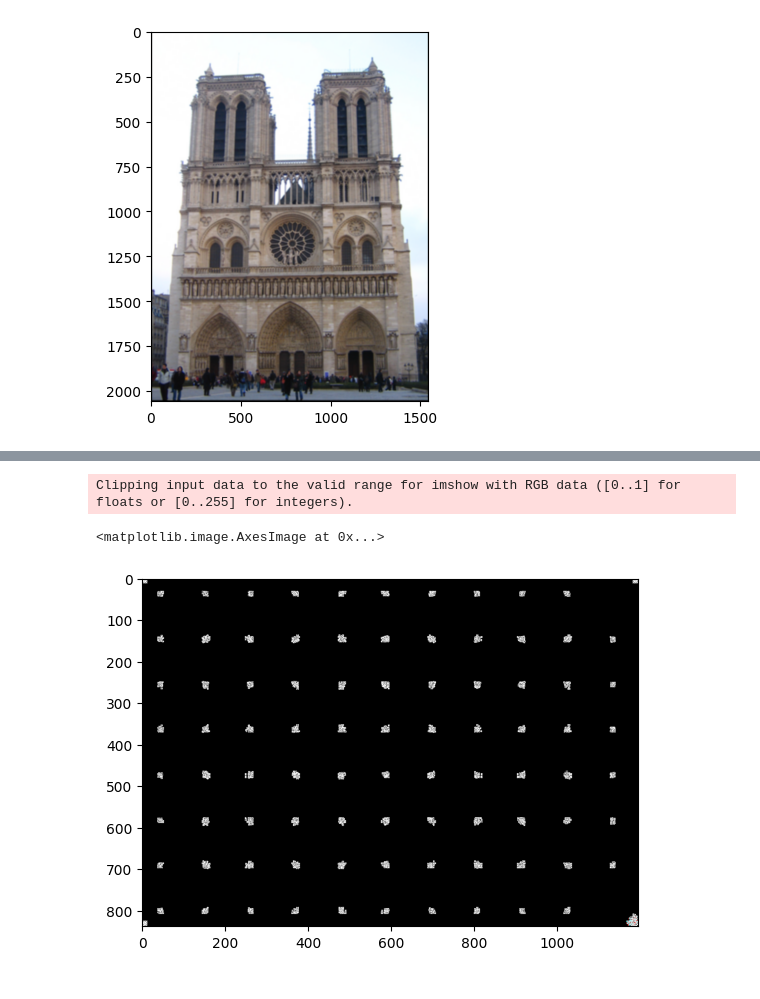
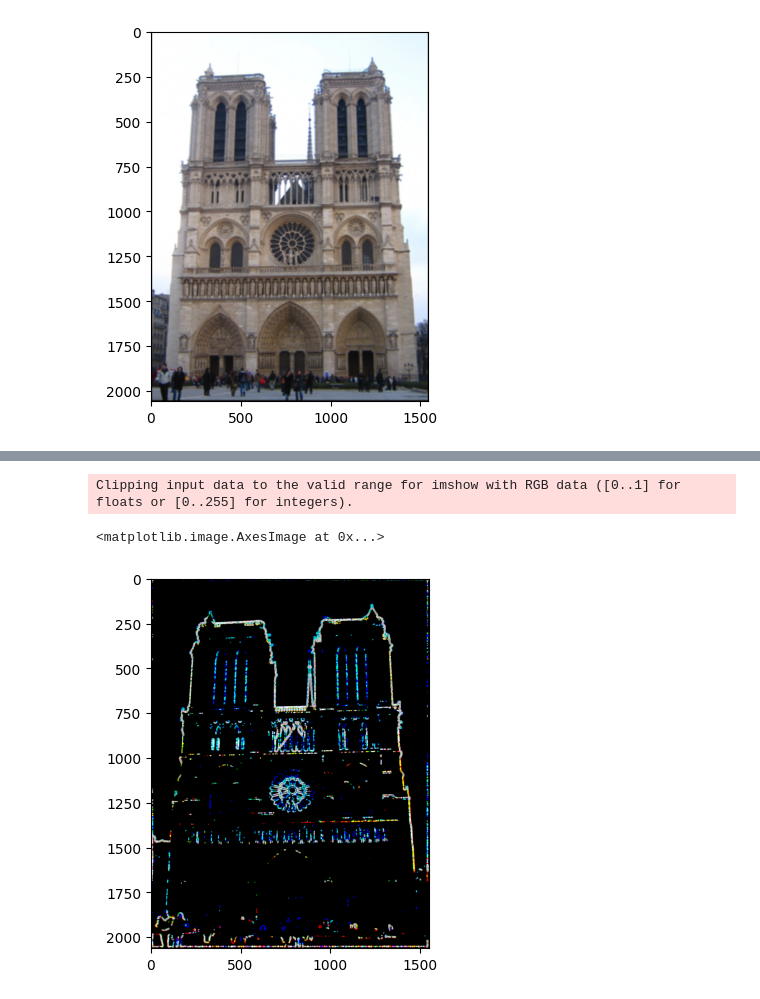
Before and after one commit to 25349023/harris-corner-sift-matching, a Jupyter notebook: 1/HW1-1.ipynb, the cells around one changed output, grey strips where cells are left out. Drawn from its saved outputs; the diff is of its cells as text; code cells hidden in the pictures.

Commit message:
[UPDATE] refactor the calc of structure tensor

```diff
--- a/1/HW1-1.ipynb
+++ b/1/HW1-1.ipynb
@@ -128,24 +128,33 @@ Iyy = grad[0] ** 2
 def summation_kernel(size):
     k = np.ones((size, size))
     return functools.partial(apply_kernel, k)
+# %%
+def structure_tensor(gradient):
+    Ixx = gradient[1] ** 2
+    Ixy = gradient[0] * gradient[1]
+    Iyy = gradient[0] ** 2
+
+    return Ixx, Ixy, Iyy
+# %%
+def calc_eigen_minus(window, Ixx, Ixy, Iyy):
+    Ixx = window(Ixx)
+    Ixy = window(Ixy)
+    Iyy = window(Iyy)
+
+    det = Ixx * Iyy - Ixy * Ixy
+    trace = Ixx + Iyy + 1e-5
+    eigen_minus = det / trace
+    return eigen_minus
 # %%
 window3x3 = summation_kernel(3)
 window5x5 = summation_kernel(5)
-# %%
-def calc_eigen_minus(window, Ixx, Ixy, Iyy):
-    sum_Ixx = window(Ixx.transpose((1, 2, 0)))
-    sum_Ixy = window(Ixy.transpose((1, 2, 0)))
-    sum_Iyy = window(Iyy.transpose((1, 2, 0)))
-
-    det = sum_Ixx * sum_Iyy - sum_Ixy * sum_Ixy
-    trace = sum_Ixx + sum_Iyy + 1e-5
-    eigen_minus = det / trace
-    return eigen_minus
+# %%
+Hs = structure_tensor(grad)
 # %%
-eigen_minus = calc_eigen_minus(window3x3, Ixx, Ixy, Iyy)
+eigen_minus = calc_eigen_minus(blurrer5x5, *Hs)
 plt.imshow(eigen_minus)
 # %% [output]
 Clipping input data to the valid range for imshow with RGB data ([0..1] for floats or [0..255] for integers).
 <matplotlib.image.AxesImage at 0x...>
-[figure, old version]
+[figure, new version]
 # %%
```
Also changed, not shown: parts of 5 cells of this notebook.
